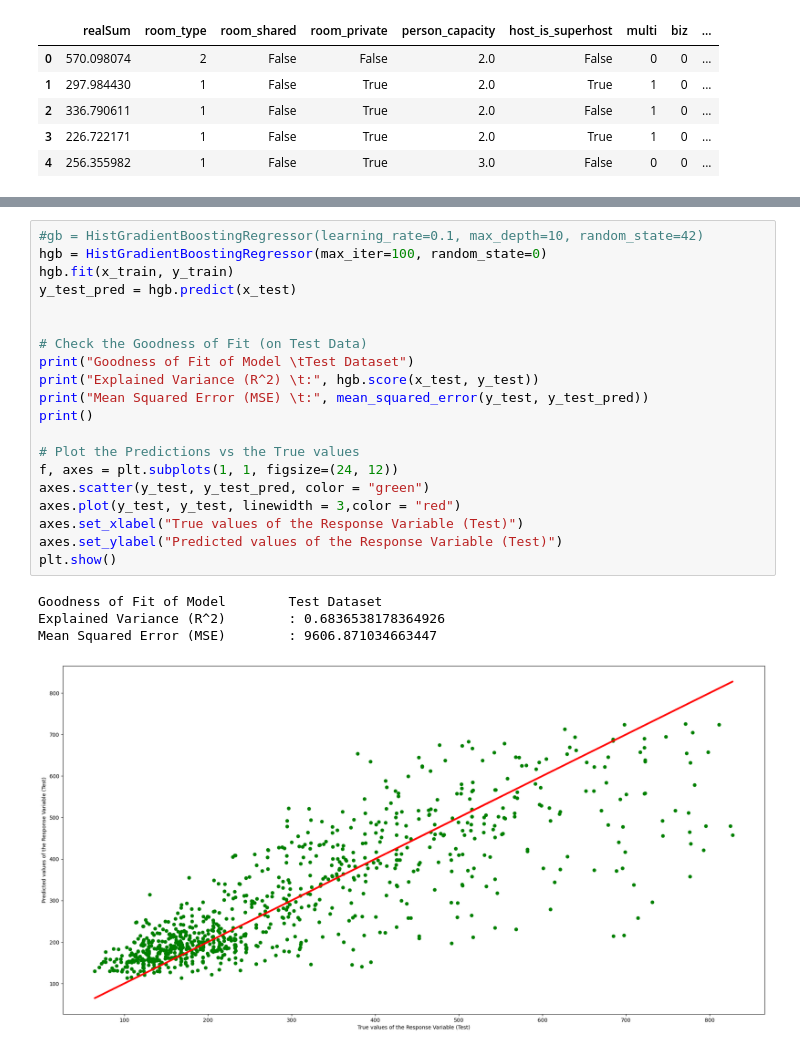
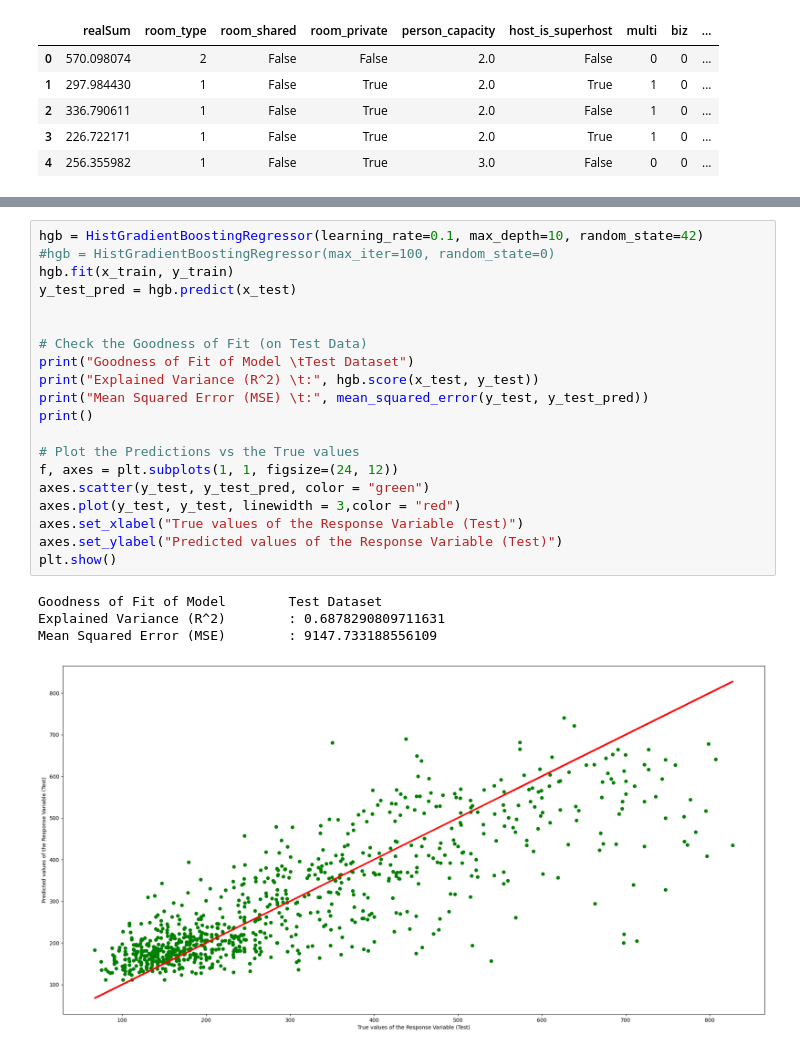
Before and after one commit to Revold1/SC1015-AirBNB, a Jupyter notebook: london_weekdays_histgradboosting.ipynb, the cells around one changed output, grey strips where cells are left out. Cells and saved outputs as stored; diff of their text form.

```diff
--- a/london_weekdays_histgradboosting.ipynb
+++ b/london_weekdays_histgradboosting.ipynb
@@ -67,25 +67,25 @@ print(x_train.head())
 # %%
-#gb = HistGradientBoostingRegressor(learning_rate=0.1, max_depth=10, random_state=42)
-hgb = HistGradientBoostingRegressor(max_iter=100, random_state=0)
+hgb = HistGradientBoostingRegressor(learning_rate=0.1, max_depth=10, random_state=42)
+#hgb = HistGradientBoostingRegressor(max_iter=100, random_state=0)
 hgb.fit(x_train, y_train)
 y_test_pred = hgb.predict(x_test)
 
 
 # Check the Goodness of Fit (on Test Data)
 print("Goodness of Fit of Model \tTest Dataset")
 print("Explained Variance (R^2) \t:", hgb.score(x_test, y_test))
 print("Mean Squared Error (MSE) \t:", mean_squared_error(y_test, y_test_pred))
 print()
 
 # Plot the Predictions vs the True values
 f, axes = plt.subplots(1, 1, figsize=(24, 12))
 axes.scatter(y_test, y_test_pred, color = "green")
 axes.plot(y_test, y_test, linewidth = 3,color = "red")
 axes.set_xlabel("True values of the Response Variable (Test)")
 axes.set_ylabel("Predicted values of the Response Variable (Test)")
 plt.show()
 # %% [output]
 Goodness of Fit of Model        Test Dataset
-Explained Variance (R^2)        : 0.6836538178364926
-Mean Squared Error (MSE)        : 9606.871034663447
+Explained Variance (R^2)        : 0.6878290809711631
+Mean Squared Error (MSE)        : 9147.733188556109
-[figure, old version]
+[figure, new version]
```
Also changed, not shown: parts of 12 cells of this notebook.
